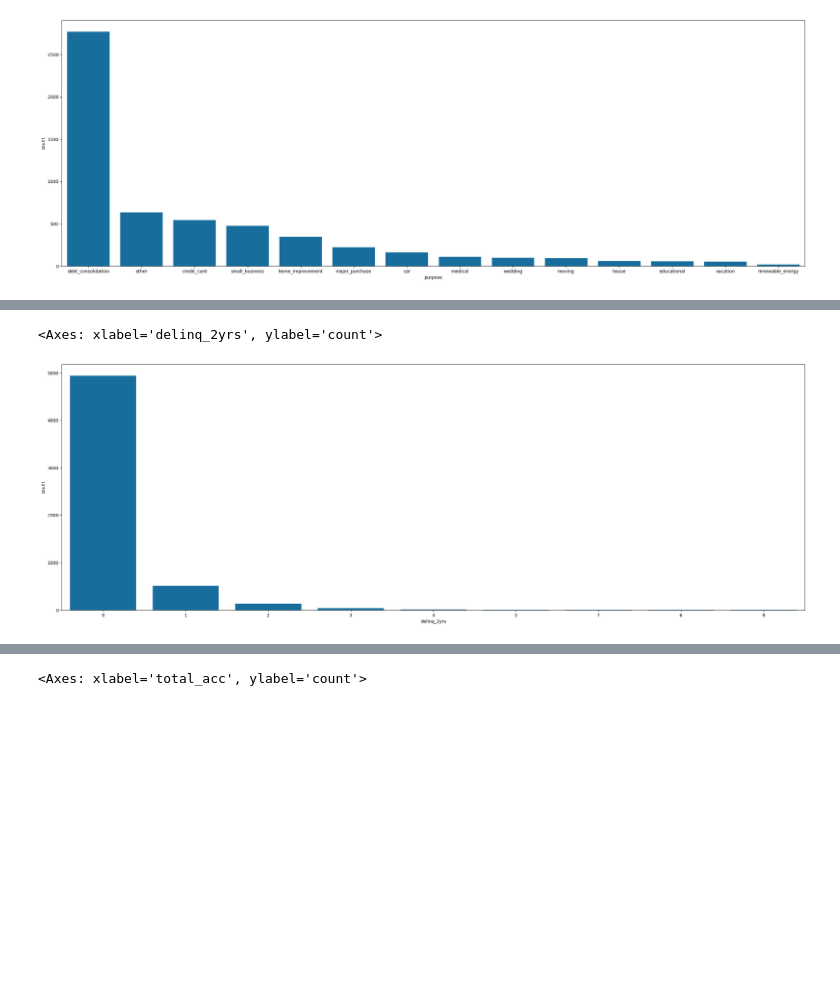
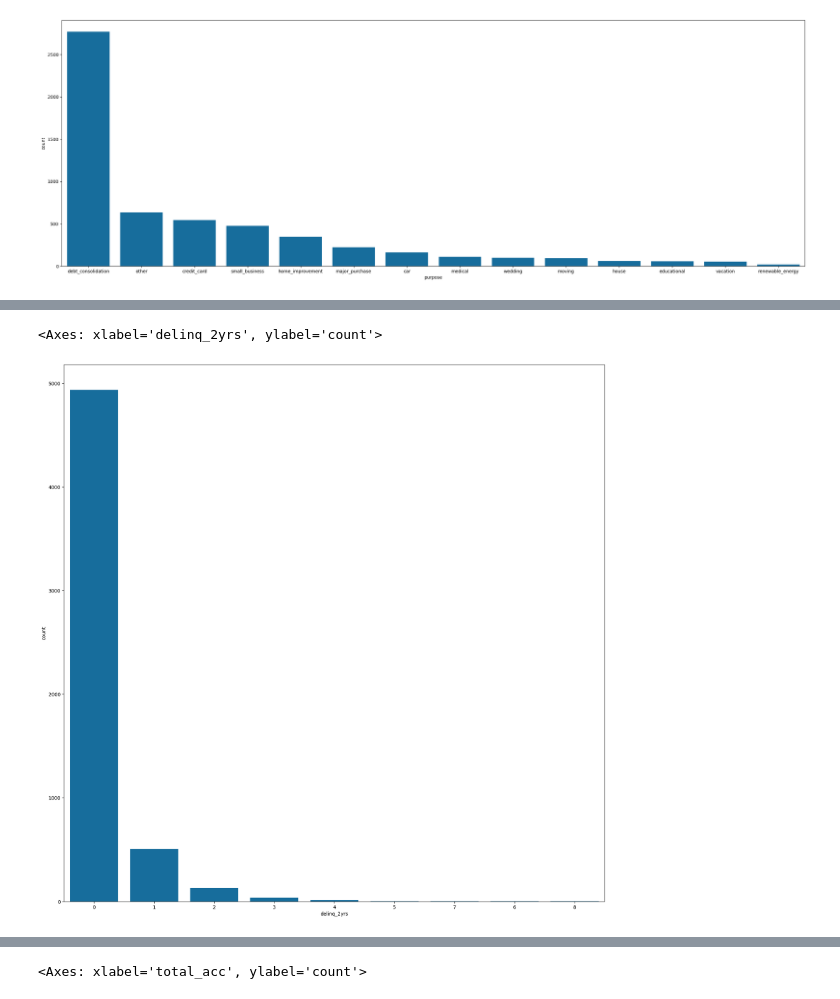
Before and after one commit to anonnihcas/LendingClubCaseStudy, a Jupyter notebook: RoughNoteBook.ipynb, the cells around one changed output, grey strips where cells are left out. Drawn from its saved outputs; the diff is of its cells as text; code cells hidden in the pictures; blank space fills up the shorter version.

```diff
--- a/RoughNoteBook.ipynb
+++ b/RoughNoteBook.ipynb
@@ -274,0 +253,7 @@ plt.show()
+# %%
+fig, ax = plt.subplots(figsize=(8,6))
+sns.set_palette('colorblind')
+# sns.countplot(x = 'grade', order = ['A', 'B', 'C', 'D', 'E', 'F', 'G'] , hue = 'sub_grade',data =charged_off_file)
+# sns.countplot(x = 'grade', order = ['B', 'C', 'D', 'E'] , hue = 'sub_grade',data =charged_off_file[charged_off_file['grade'].isin(['B','C','D','E'])])
+sns.countplot(x='sub_grade',data=charged_off_file[charged_off_file['grade'].isin(['B'])])
+plt.show()
@@ -281,0 +269,5 @@ sns.countplot(x = 'grade', order = ['A', 'B', 'C', 'D', 'E', 'F', 'G'] , hue = '
+# %%
+fig, ax = plt.subplots(figsize=(8,6))
+sns.set_palette('colorblind')
+sns.countplot(x='sub_grade',data=charged_off_file[charged_off_file['grade'].isin(['D'])])
+plt.show()
@@ -281,0 +276,5 @@ sns.countplot(x = 'grade', order = ['A', 'B', 'C', 'D', 'E', 'F', 'G'] , hue = '
+# %%
+fig, ax = plt.subplots(figsize=(8,6))
+sns.set_palette('colorblind')
+sns.countplot(x='sub_grade',data=charged_off_file[charged_off_file['grade'].isin(['E'])])
+plt.show()
@@ -294,8 +313,8 @@ sns.countplot(x = 'purpose',data =charged_off_file, order=charged_off_file['purp
 # %%
-fig, ax = plt.subplots(figsize=(30,10))
+fig, ax = plt.subplots(figsize=(20,20))
 sns.set_palette('colorblind')
 sns.countplot(x = 'delinq_2yrs',data =charged_off_file, order=charged_off_file['delinq_2yrs'].value_counts().index)
 # %% [output]
 <Axes: xlabel='delinq_2yrs', ylabel='count'>
-[figure, old version]
+[figure, new version]
 # %%
```
Also changed, not shown: parts of 41 cells of this notebook.
